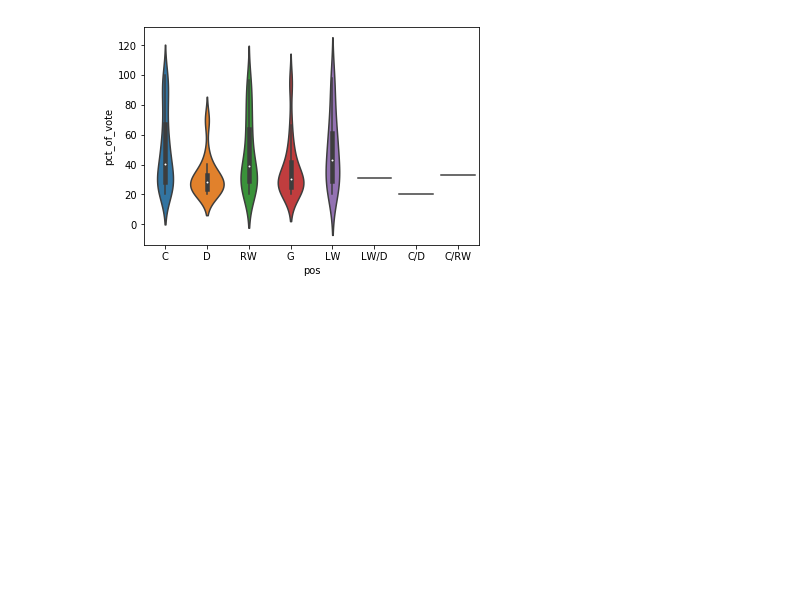
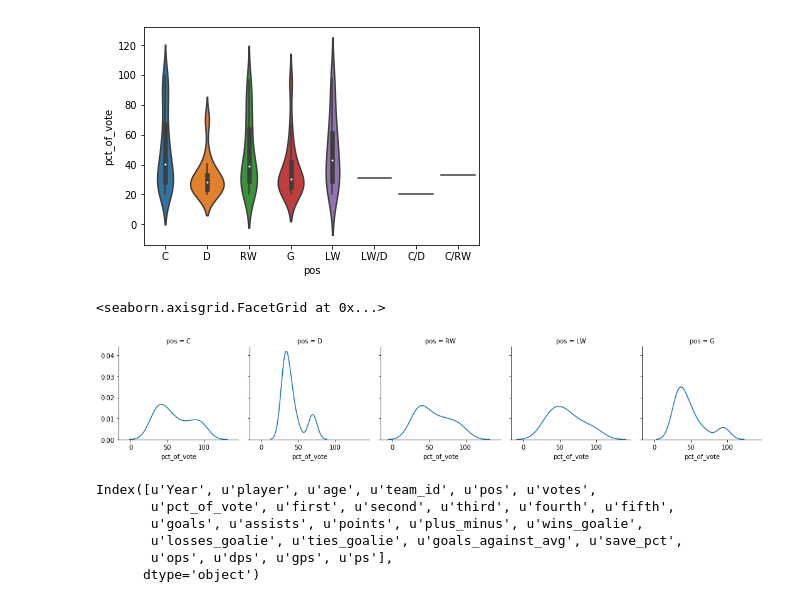
Before and after one commit to dbz10/NHL-Player-Awards, a Jupyter notebook: NHL MVP prediction.ipynb, the cells around one changed output. Drawn from its saved outputs; the diff is of its cells as text; code cells hidden in the pictures; blank space fills up the shorter version.

```diff
--- a/NHL MVP prediction.ipynb
+++ b/NHL MVP prediction.ipynb
@@ -100,3 +101,20 @@ sns.violinplot(x='pos',y='pct_of_vote',data=fd[fd['pct_of_vote']>20])
 # %% [output]
 <matplotlib.axes._subplots.AxesSubplot at 0x...>
 [figure]
+# %%
+full_data['pos'].unique()
+df = full_data[full_data['pos'].isin(['G', 'C','D','RW','LW'])]
+g = sns.FacetGrid(df[df['pct_of_vote']>30], col="pos")
+g.map(sns.kdeplot,"pct_of_vote")
+# %% [output]
+<seaborn.axisgrid.FacetGrid at 0x...>
+[figure, added]
+# %%
+full_data.columns
+# %% [output]
+Index([u'Year', u'player', u'age', u'team_id', u'pos', u'votes',
+       u'pct_of_vote', u'first', u'second', u'third', u'fourth', u'fifth',
+       u'goals', u'assists', u'points', u'plus_minus', u'wins_goalie',
+       u'losses_goalie', u'ties_goalie', u'goals_against_avg', u'save_pct',
+       u'ops', u'dps', u'gps', u'ps'],
+      dtype='object')
```
Also changed, not shown: parts of 6 cells of this notebook.
